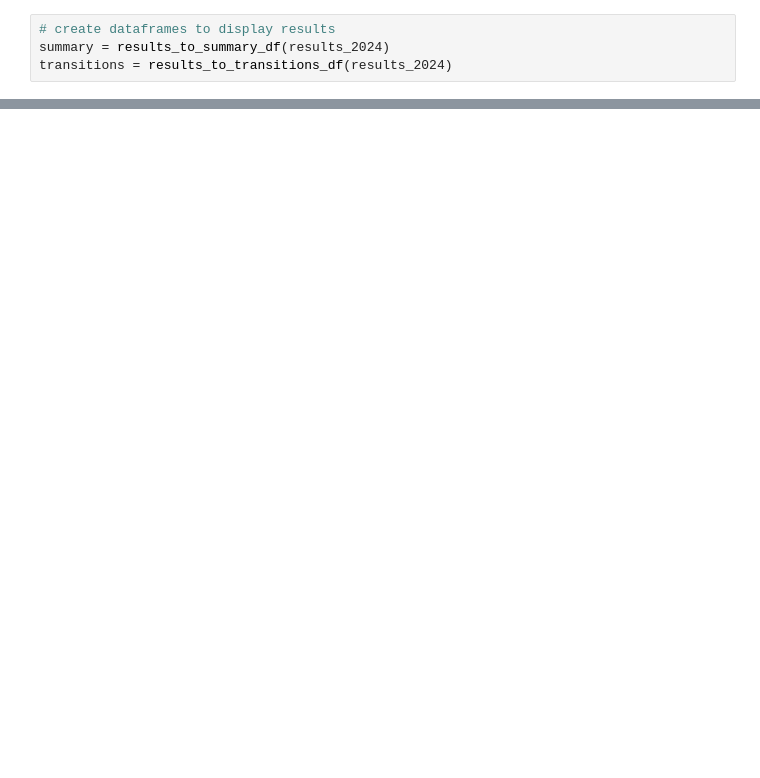
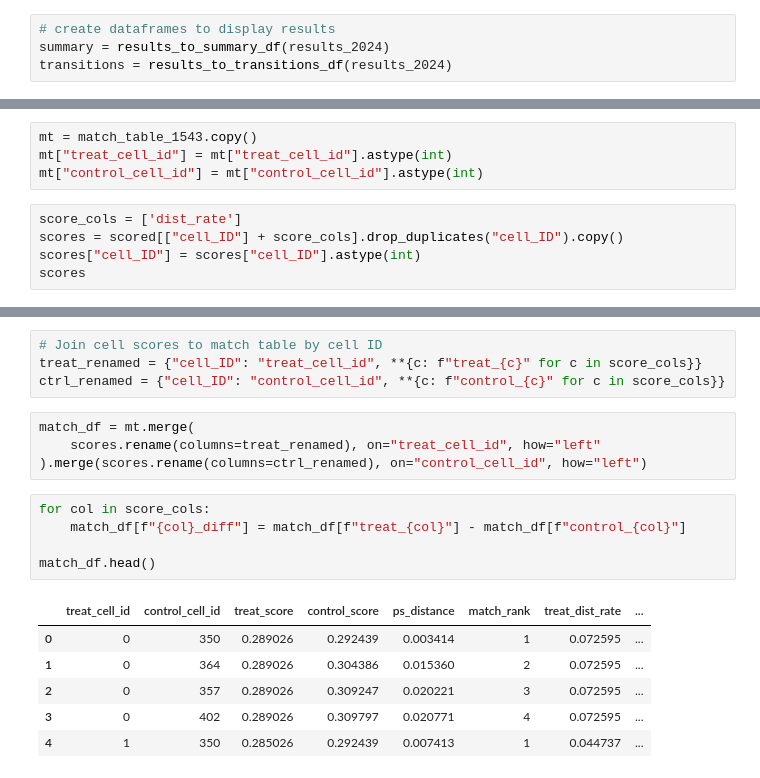
Before and after one commit to SkyTruth/tpae, a Jupyter notebook: notebooks/DIST_ALERT.ipynb, the cells around one changed output, grey strips where cells are left out. Cells and saved outputs as stored; diff of their text form; blank space fills up the shorter version.

```diff
--- a/notebooks/DIST_ALERT.ipynb
+++ b/notebooks/DIST_ALERT.ipynb
@@ -340,0 +250,9 @@ plot_lc_change(results_2024['Parc national des Virunga'])
+# %%
+mt = match_table_1543.copy()
+mt["treat_cell_id"] = mt["treat_cell_id"].astype(int)
+mt["control_cell_id"] = mt["control_cell_id"].astype(int)
+# %%
+score_cols = ['dist_rate']
+scores = scored[["cell_ID"] + score_cols].drop_duplicates("cell_ID").copy()
+scores["cell_ID"] = scores["cell_ID"].astype(int)
+scores
@@ -340,0 +273,20 @@ plot_lc_change(results_2024['Parc national des Virunga'])
+# %%
+# Join cell scores to match table by cell ID
+treat_renamed = {"cell_ID": "treat_cell_id", **{c: f"treat_{c}" for c in score_cols}}
+ctrl_renamed = {"cell_ID": "control_cell_id", **{c: f"control_{c}" for c in score_cols}}
+# %%
+match_df = mt.merge(
+    scores.rename(columns=treat_renamed), on="treat_cell_id", how="left"
+).merge(scores.rename(columns=ctrl_renamed), on="control_cell_id", how="left")
+# %%
+for col in score_cols:
+    match_df[f"{col}_diff"] = match_df[f"treat_{col}"] - match_df[f"control_{col}"]
+
+match_df.head()
+# %% [output]
+|  | treat_cell_id | control_cell_id | treat_score | control_score | ps_distance | match_rank | treat_dist_rate | ... |
+| 0 | 0 | 350 | 0.289026 | 0.292439 | 0.003414 | 1 | 0.072595 | ... |
+| 1 | 0 | 364 | 0.289026 | 0.304386 | 0.015360 | 2 | 0.072595 | ... |
+| 2 | 0 | 357 | 0.289026 | 0.309247 | 0.020221 | 3 | 0.072595 | ... |
+| 3 | 0 | 402 | 0.289026 | 0.309797 | 0.020771 | 4 | 0.072595 | ... |
+| 4 | 1 | 350 | 0.285026 | 0.292439 | 0.007413 | 1 | 0.044737 | ... |
```
Also changed, not shown: parts of 36 cells of this notebook, 6 other files.
